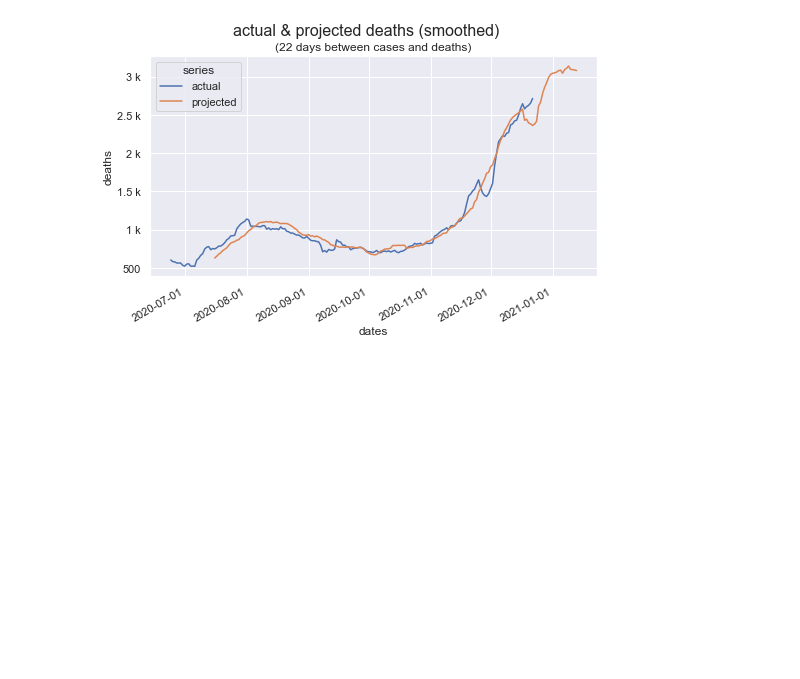
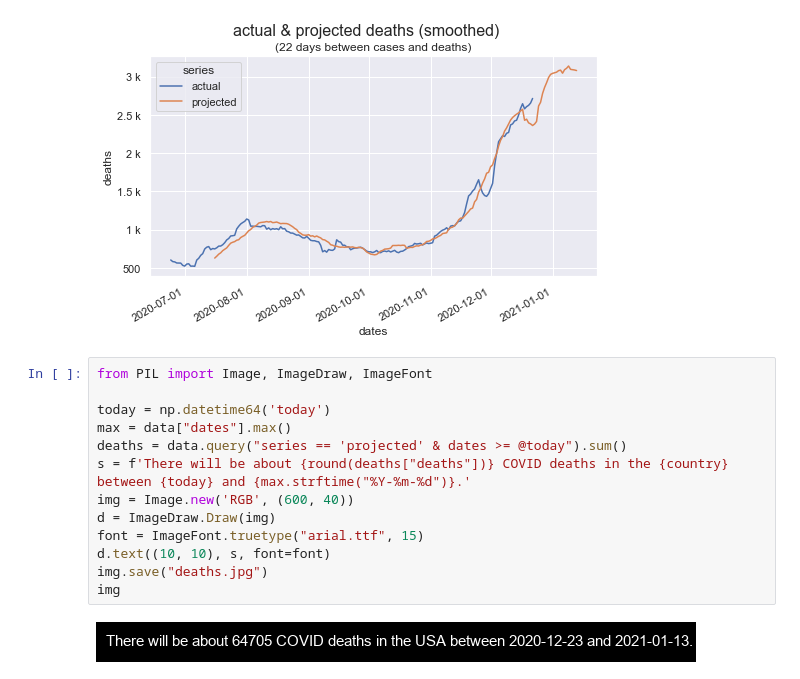
Before and after one commit to dkackman/covid, a Jupyter notebook: covid-linear-regression.ipynb, the cells around one changed output. Saved outputs shown, nothing was run; the diff lists cells and outputs as text; blank space fills up the shorter version.

```diff
--- a/covid-linear-regression.ipynb
+++ b/covid-linear-regression.ipynb
@@ -120,3 +120,18 @@ fig.autofmt_xdate()
 fig.savefig("smoothedcomparison.png", bbox_inches='tight')
 # %% [output]
 [figure]
+# %%
+from PIL import Image, ImageDraw, ImageFont
+
+today = np.datetime64('today')
+max = data["dates"].max()
+deaths = data.query("series == 'projected' & dates >= @today").sum()
+s = f'There will be about {round(deaths["deaths"])} COVID deaths in the {country} between {today} and {max.strftime("%Y-%m-%d")}.'
+img = Image.new('RGB', (600, 40))
+d = ImageDraw.Draw(img)
+font = ImageFont.truetype("arial.ttf", 15)
+d.text((10, 10), s, font=font)
+img.save("deaths.jpg")
+img
+# %% [output]
+[figure, added]
```
Also changed, not shown: 5 other files.
